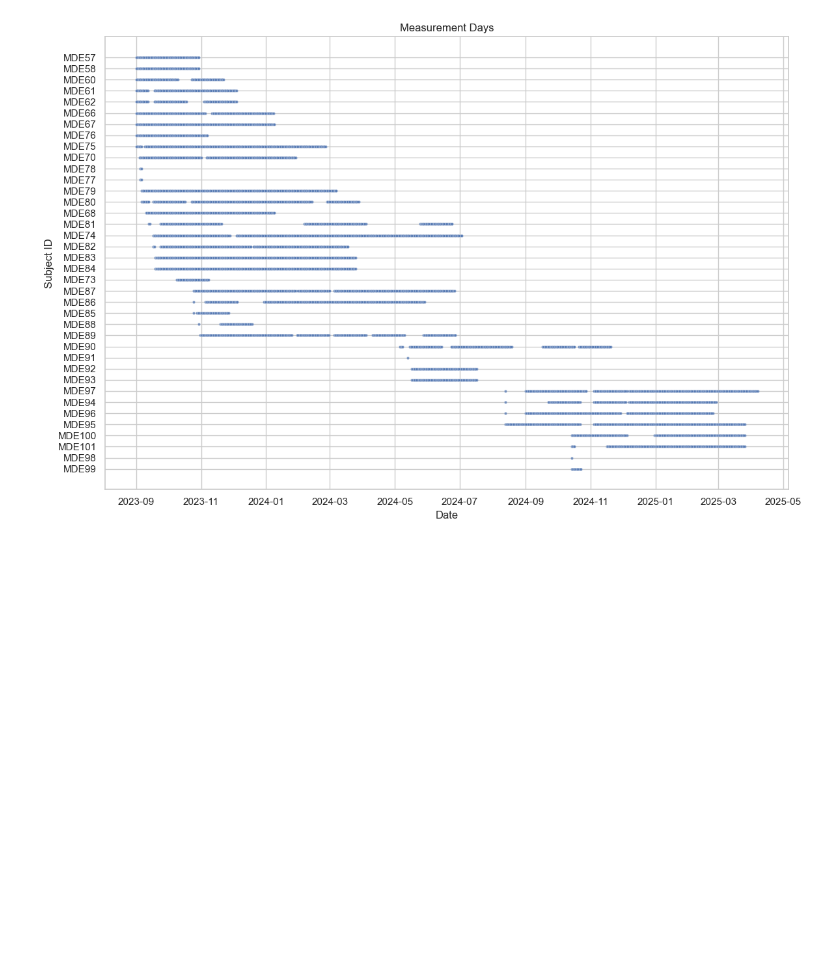
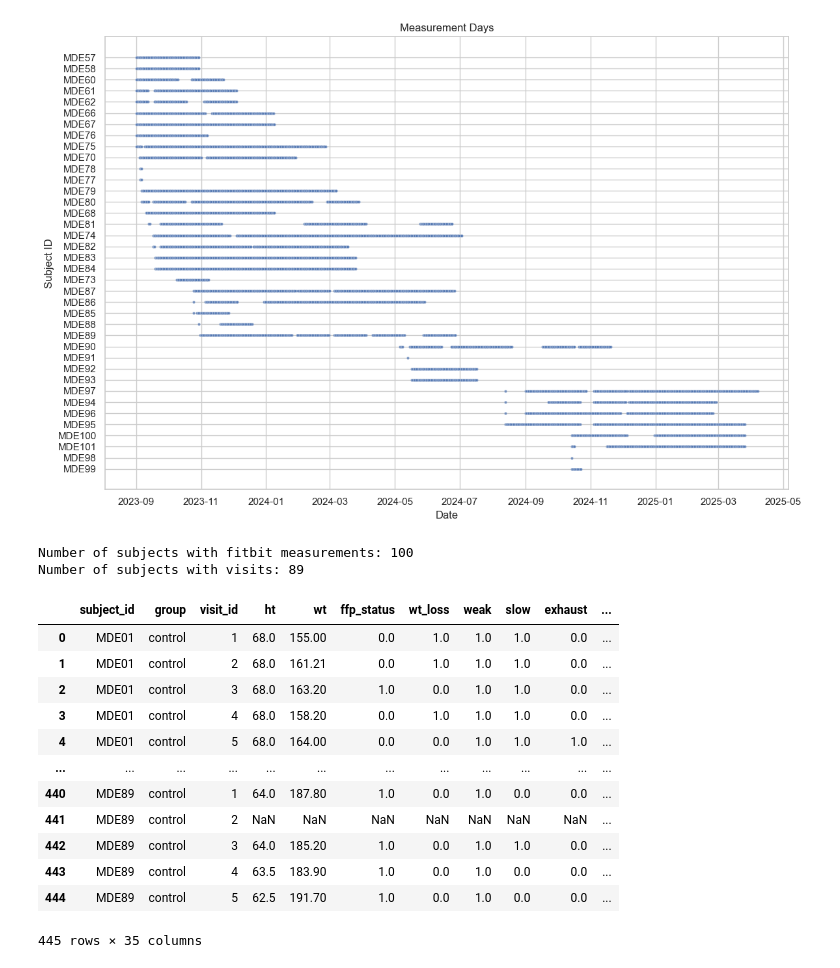
Before and after one commit to OHNLP/activity_tracker, a Jupyter notebook: notebooks/analysis.ipynb, the cells around one changed output. Saved outputs shown, nothing was run; the diff lists cells and outputs as text; code cells hidden in the pictures; blank space fills up the shorter version.

```diff
--- a/notebooks/analysis.ipynb
+++ b/notebooks/analysis.ipynb
@@ -145,3 +145,29 @@ plt.tight_layout()
 plt.show()
 # %% [output]
 [figure]
+# %%
+len(df_measurement["subject_id"].unique()) # number of subjects with fitbit measurements
+len(df_visit["subject_id"].unique()) # number of subjects with visits
+
+
+print(f"Number of subjects with fitbit measurements: {len(df_measurement['subject_id'].unique())}")
+print(f"Number of subjects with visits: {len(df_visit['subject_id'].unique())}")
+# %% [output]
+Number of subjects with fitbit measurements: 100
+Number of subjects with visits: 89
+# %%
+df_visit
+# %% [output]
+|  | subject_id | group | visit_id | ht | wt | ffp_status | wt_loss | weak | slow | exhaust | ... |
+| 0 | MDE01 | control | 1 | 68.0 | 155.00 | 0.0 | 1.0 | 1.0 | 1.0 | 0.0 | ... |
+| 1 | MDE01 | control | 2 | 68.0 | 161.21 | 0.0 | 1.0 | 1.0 | 1.0 | 0.0 | ... |
+| 2 | MDE01 | control | 3 | 68.0 | 163.20 | 1.0 | 0.0 | 1.0 | 1.0 | 0.0 | ... |
+| 3 | MDE01 | control | 4 | 68.0 | 158.20 | 0.0 | 1.0 | 1.0 | 1.0 | 0.0 | ... |
+| 4 | MDE01 | control | 5 | 68.0 | 164.00 | 0.0 | 0.0 | 1.0 | 1.0 | 1.0 | ... |
+| ... | ... | ... | ... | ... | ... | ... | ... | ... | ... | ... | ... |
+| 440 | MDE89 | control | 1 | 64.0 | 187.80 | 1.0 | 0.0 | 1.0 | 0.0 | 0.0 | ... |
+| 441 | MDE89 | control | 2 | NaN | NaN | NaN | NaN | NaN | NaN | NaN | ... |
+| 442 | MDE89 | control | 3 | 64.0 | 185.20 | 1.0 | 0.0 | 1.0 | 1.0 | 0.0 | ... |
+| 443 | MDE89 | control | 4 | 63.5 | 183.90 | 1.0 | 0.0 | 1.0 | 0.0 | 0.0 | ... |
+| 444 | MDE89 | control | 5 | 62.5 | 191.70 | 1.0 | 0.0 | 1.0 | 0.0 | 0.0 | ... |
+445 rows × 35 columns
```
Also changed, not shown: parts of 4 cells of this notebook.
